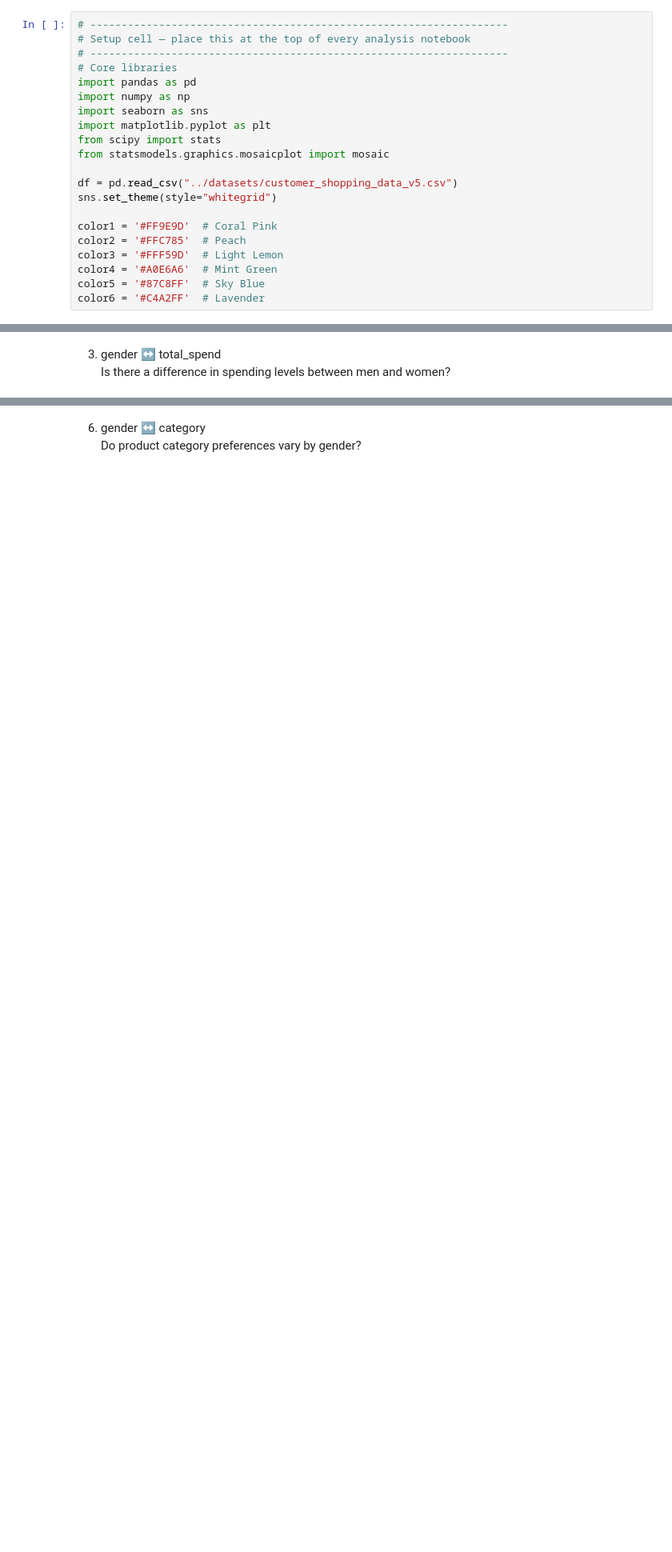
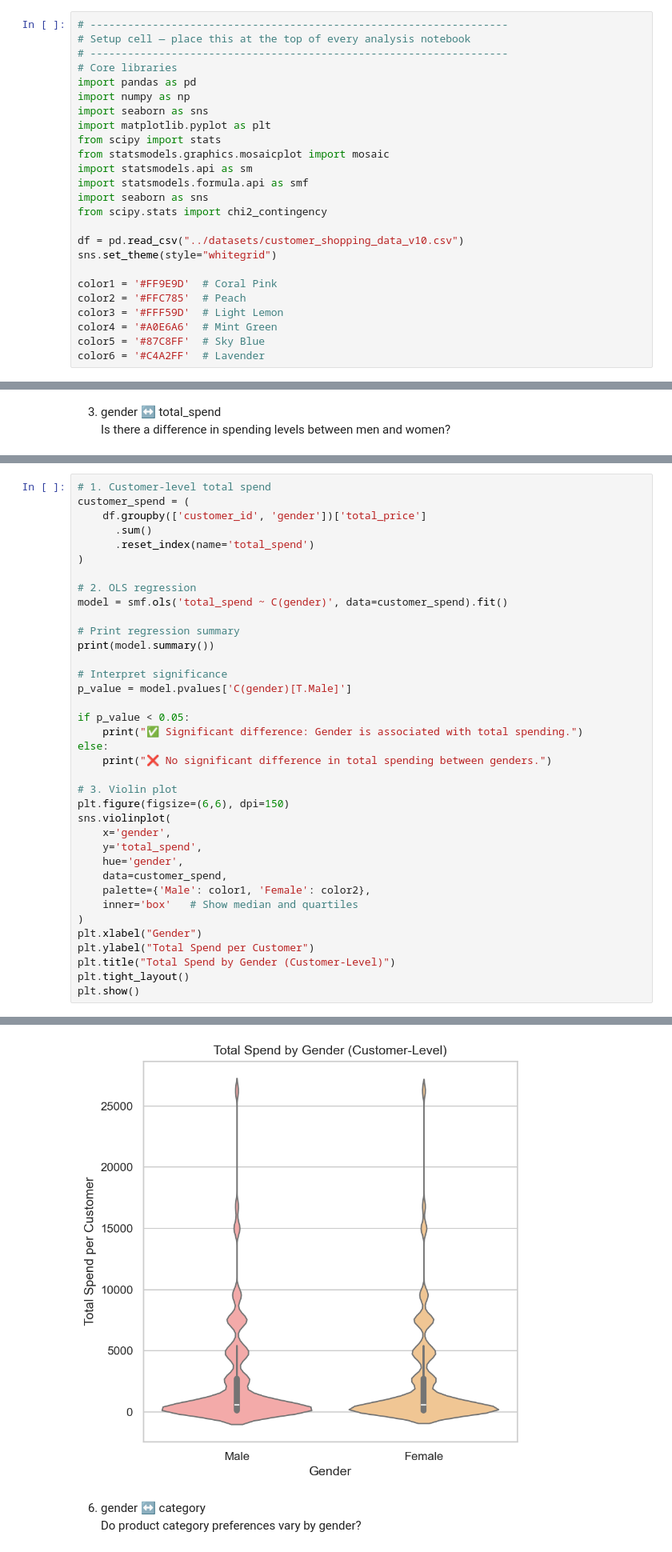
Before and after one commit to ebrarsudedogan/Mining-Retail-Behavior-in-Istanbul-Malls-Using-Consumer-Sentiment-Indices, a Jupyter notebook: data_analysis_daily/dataset_customer_analysis.ipynb, the cells around one changed output, grey strips where cells are left out. Shown at 80% size. Cells and saved outputs as stored; diff of their text form; blank space fills up the shorter version.

```diff
--- a/data_analysis/dataset_customer_analysis.ipynb
+++ b/data_analysis_daily/dataset_customer_analysis.ipynb
@@ -11,8 +11,12 @@ import seaborn as sns
 import matplotlib.pyplot as plt
 from scipy import stats
 from statsmodels.graphics.mosaicplot import mosaic
+import statsmodels.api as sm
+import statsmodels.formula.api as smf
+import seaborn as sns
+from scipy.stats import chi2_contingency
 
-df = pd.read_csv("../datasets/customer_shopping_data_v5.csv")
+df = pd.read_csv("../datasets/customer_shopping_data_v10.csv")
 sns.set_theme(style="whitegrid")
 
 color1 = '#FF9E9D'  # Coral Pink
@@ -38,0 +143,38 @@ Do genders respond differently to economic fluctuations?
+# %%
+# 1. Customer-level total spend
+customer_spend = (
+    df.groupby(['customer_id', 'gender'])['total_price']
+      .sum()
+      .reset_index(name='total_spend')
+)
+
+# 2. OLS regression
+model = smf.ols('total_spend ~ C(gender)', data=customer_spend).fit()
+
+# Print regression summary
+print(model.summary())
+
+# Interpret significance
+p_value = model.pvalues['C(gender)[T.Male]']
+
+if p_value < 0.05:
+    print("✅ Significant difference: Gender is associated with total spending.")
+else:
+    print("❌ No significant difference in total spending between genders.")
+
+# 3. Violin plot
+plt.figure(figsize=(6,6), dpi=150)
+sns.violinplot(
+    x='gender',
+    y='total_spend',
+    hue='gender',
+    data=customer_spend,
+    palette={'Male': color1, 'Female': color2},
+    inner='box'   # Show median and quartiles
+)
+plt.xlabel("Gender")
+plt.ylabel("Total Spend per Customer")
+plt.title("Total Spend by Gender (Customer-Level)")
+plt.tight_layout()
+plt.show()
+# %% [output]
@@ -39,3 +198,4 @@ Do genders respond differently to economic fluctuations?
+[figure, added]
 # %% [markdown]
 6. gender ↔ category <br>
 Do product category preferences vary by gender?
```
Also changed, not shown: parts of 8 cells of this notebook, 5 other files.
